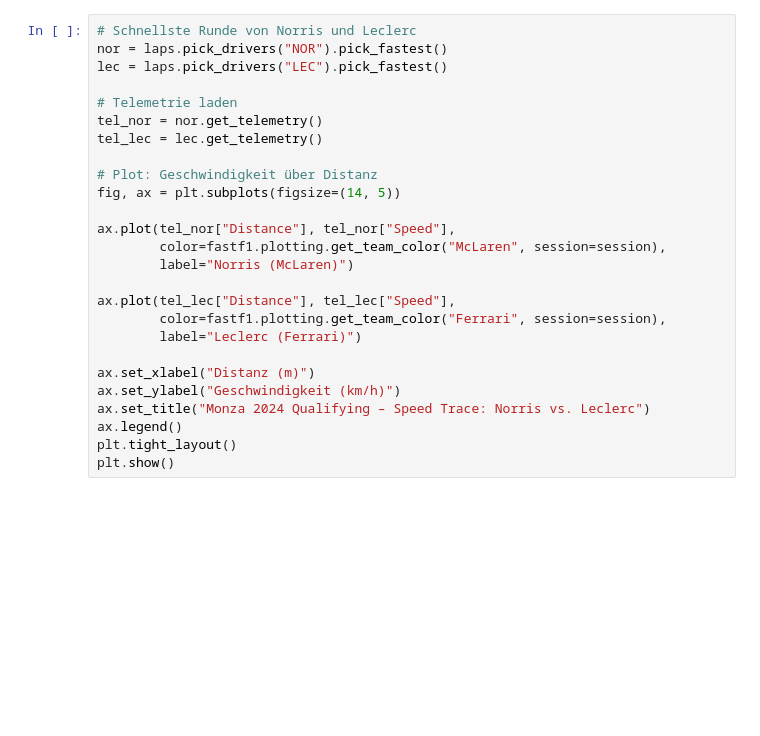
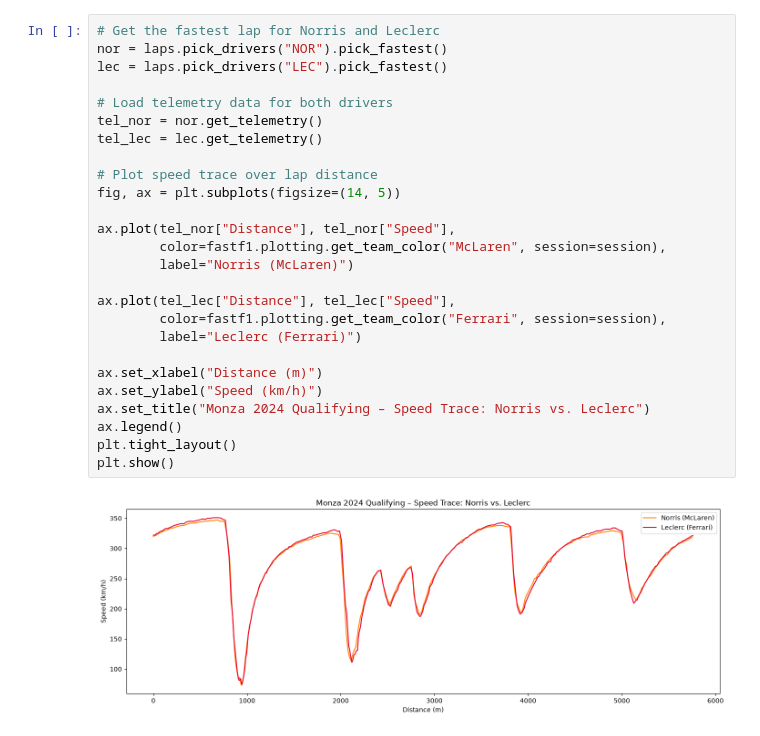
Before and after one commit to benni-kjc/f1-telemetry-analysis, a Jupyter notebook: projekt1_telemetrie.ipynb, the cells around one changed output. Cells and saved outputs as stored; diff of their text form; blank space fills up the shorter version.

```diff
--- a/projekt1_telemetrie.ipynb
+++ b/projekt1_telemetrie.ipynb
@@ -77,27 +77,29 @@ plt.show()
 # %%
-# Schnellste Runde von Norris und Leclerc
+# Get the fastest lap for Norris and Leclerc
 nor = laps.pick_drivers("NOR").pick_fastest()
 lec = laps.pick_drivers("LEC").pick_fastest()
 
-# Telemetrie laden
+# Load telemetry data for both drivers
 tel_nor = nor.get_telemetry()
 tel_lec = lec.get_telemetry()
 
-# Plot: Geschwindigkeit über Distanz
+# Plot speed trace over lap distance
 fig, ax = plt.subplots(figsize=(14, 5))
 
 ax.plot(tel_nor["Distance"], tel_nor["Speed"],
         color=fastf1.plotting.get_team_color("McLaren", session=session),
         label="Norris (McLaren)")
 
 ax.plot(tel_lec["Distance"], tel_lec["Speed"],
         color=fastf1.plotting.get_team_color("Ferrari", session=session),
         label="Leclerc (Ferrari)")
 
-ax.set_xlabel("Distanz (m)")
-ax.set_ylabel("Geschwindigkeit (km/h)")
+ax.set_xlabel("Distance (m)")
+ax.set_ylabel("Speed (km/h)")
 ax.set_title("Monza 2024 Qualifying – Speed Trace: Norris vs. Leclerc")
 ax.legend()
 plt.tight_layout()
 plt.show()
+# %% [output]
+[figure, added]
 # %%
```
Also changed, not shown: parts of 8 cells of this notebook, 1 other file.
